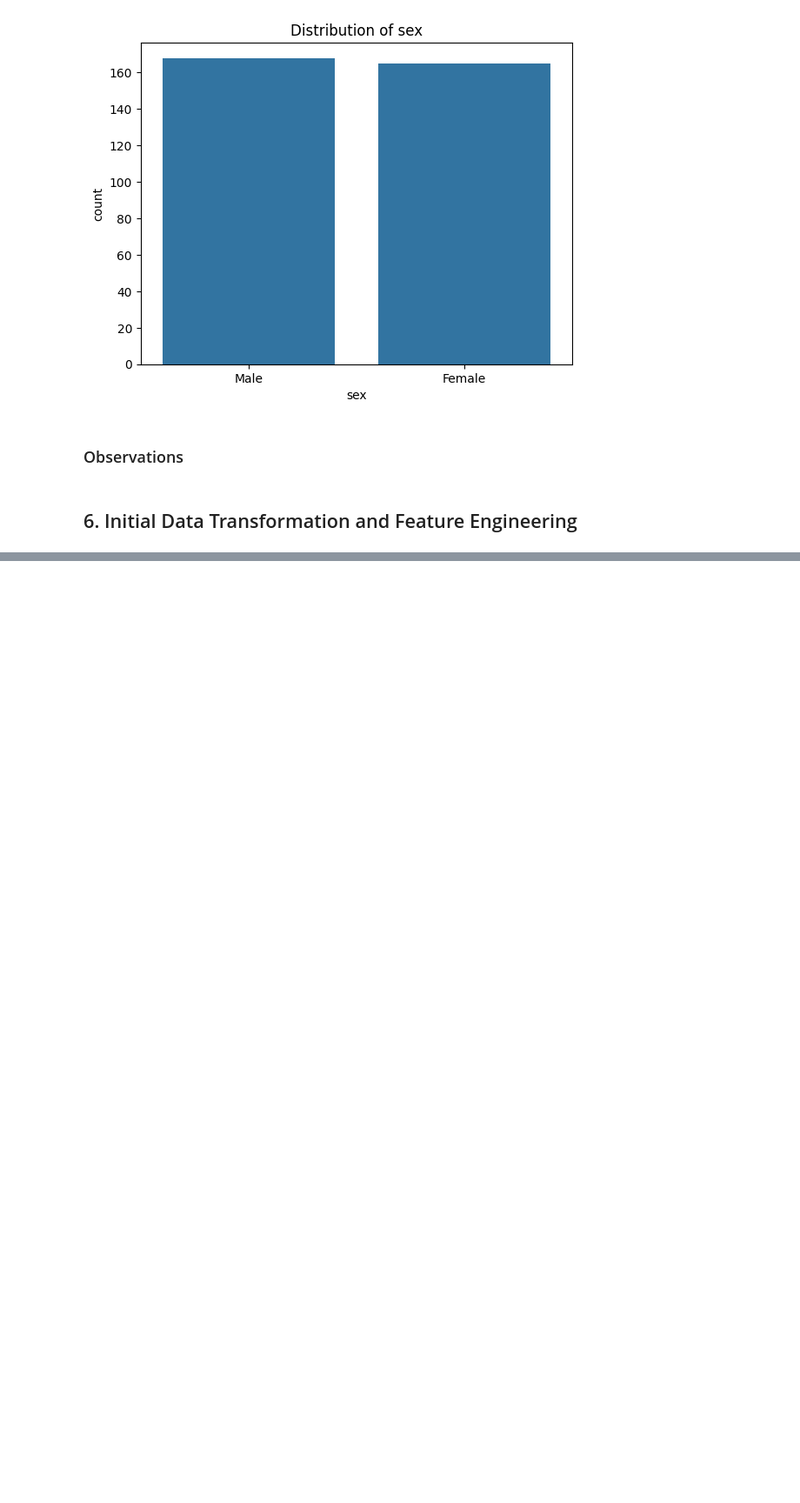
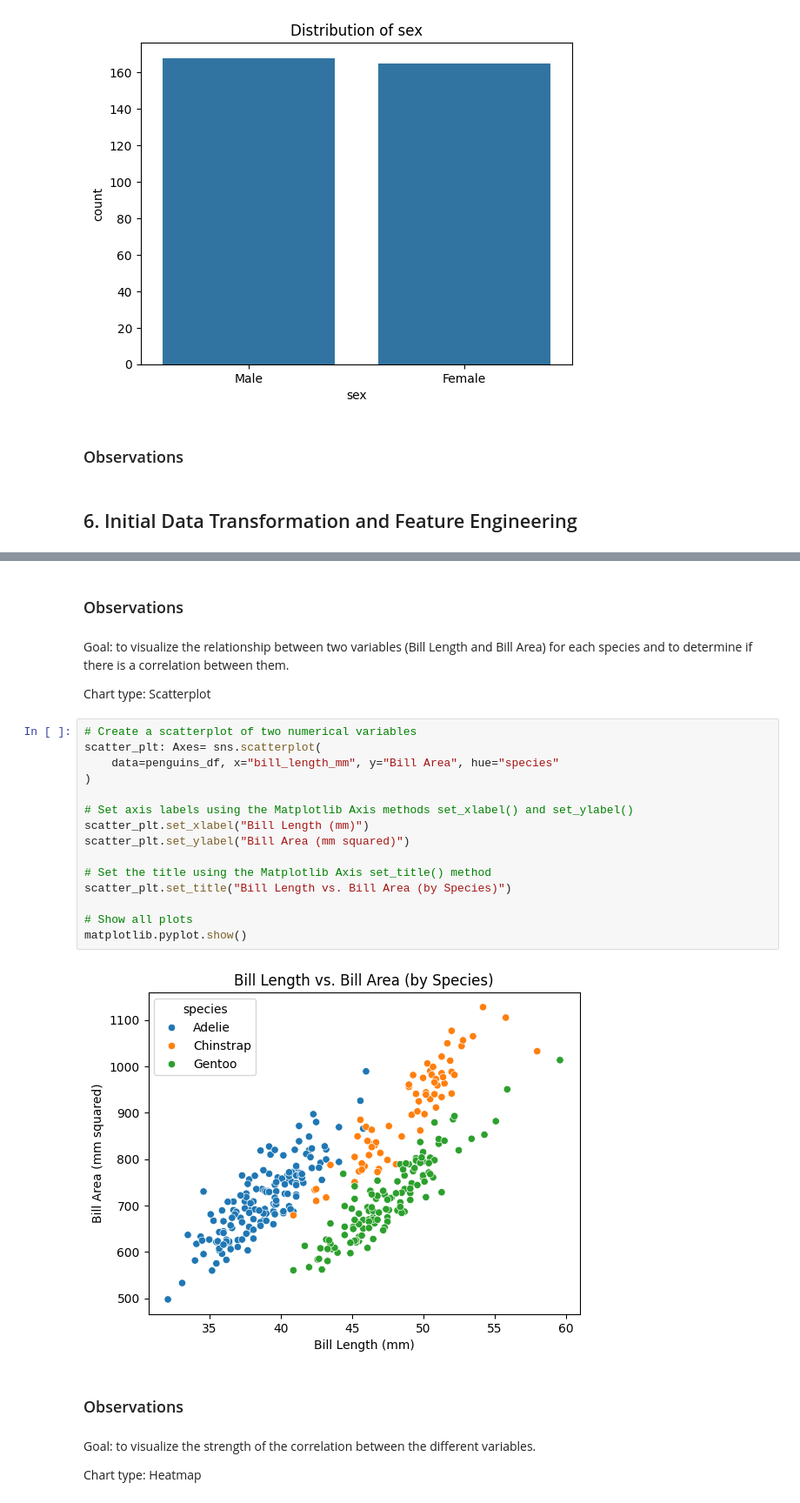
Before and after one commit to sydsailors/datafun-06-eda, a Jupyter notebook: sydney_penguins_eda.ipynb, the cells around one changed output, grey strips where cells are left out. Shown at 87% size. Saved outputs shown, nothing was run; the diff lists cells and outputs as text; blank space fills up the shorter version.

```diff
--- a/sydney_penguins_eda.ipynb
+++ b/sydney_penguins_eda.ipynb
@@ -130,0 +146,29 @@ penguins_df['Bill Area'] = penguins_df['bill_length_mm'] * penguins_df['bill_dep
+# %% [markdown]
+### Observations
+# %% [markdown]
+Goal: to visualize the relationship between two variables (Bill Length and Bill Area) for each species and to determine if there is a correlation between them.
+
+Chart type: Scatterplot
+# %%
+# Create a scatterplot of two numerical variables
+scatter_plt: Axes= sns.scatterplot(
+    data=penguins_df, x="bill_length_mm", y="Bill Area", hue="species"
+)
+
+# Set axis labels using the Matplotlib Axis methods set_xlabel() and set_ylabel()
+scatter_plt.set_xlabel("Bill Length (mm)")
+scatter_plt.set_ylabel("Bill Area (mm squared)")
+
+# Set the title using the Matplotlib Axis set_title() method
+scatter_plt.set_title("Bill Length vs. Bill Area (by Species)")
+
+# Show all plots
+matplotlib.pyplot.show()
+# %% [output]
+[figure, added]
+# %% [markdown]
+### Observations
+# %% [markdown]
+Goal: to visualize the strength of the correlation between the different variables.
+
+Chart type: Heatmap
```
Also changed, not shown: parts of 4 cells of this notebook.
